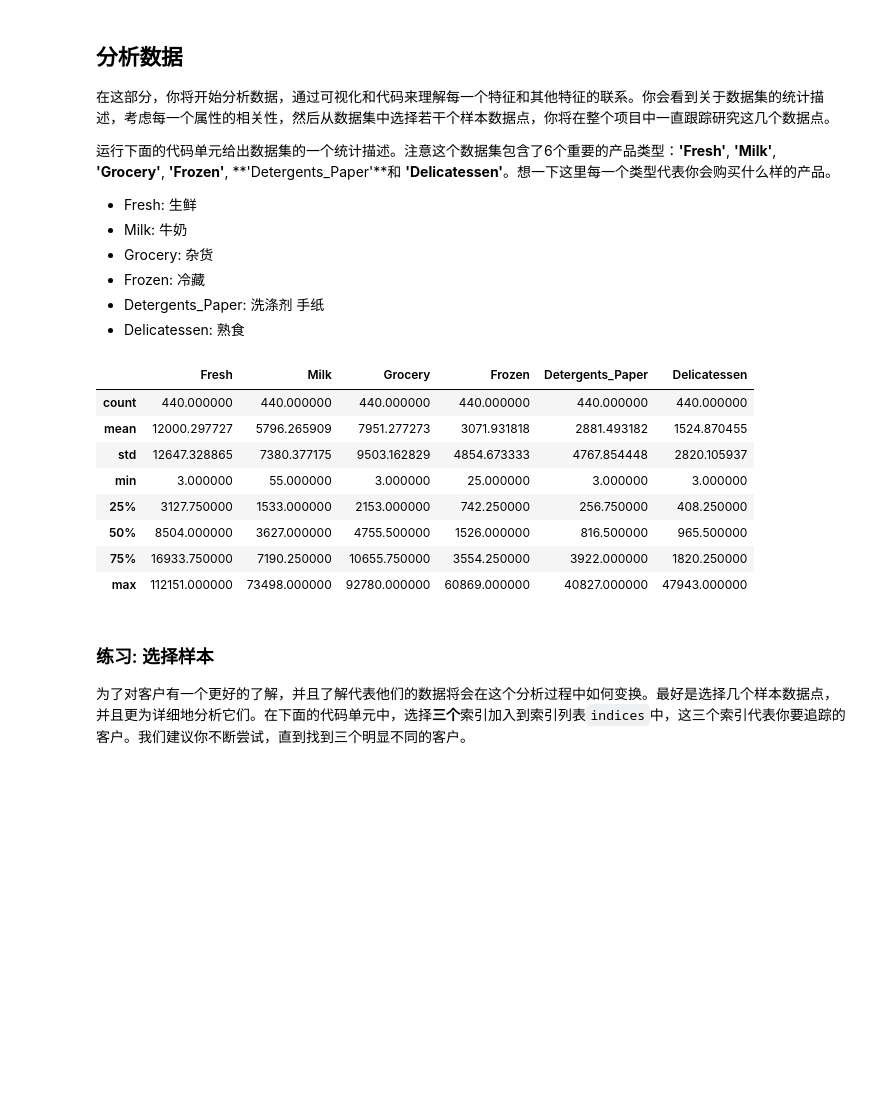
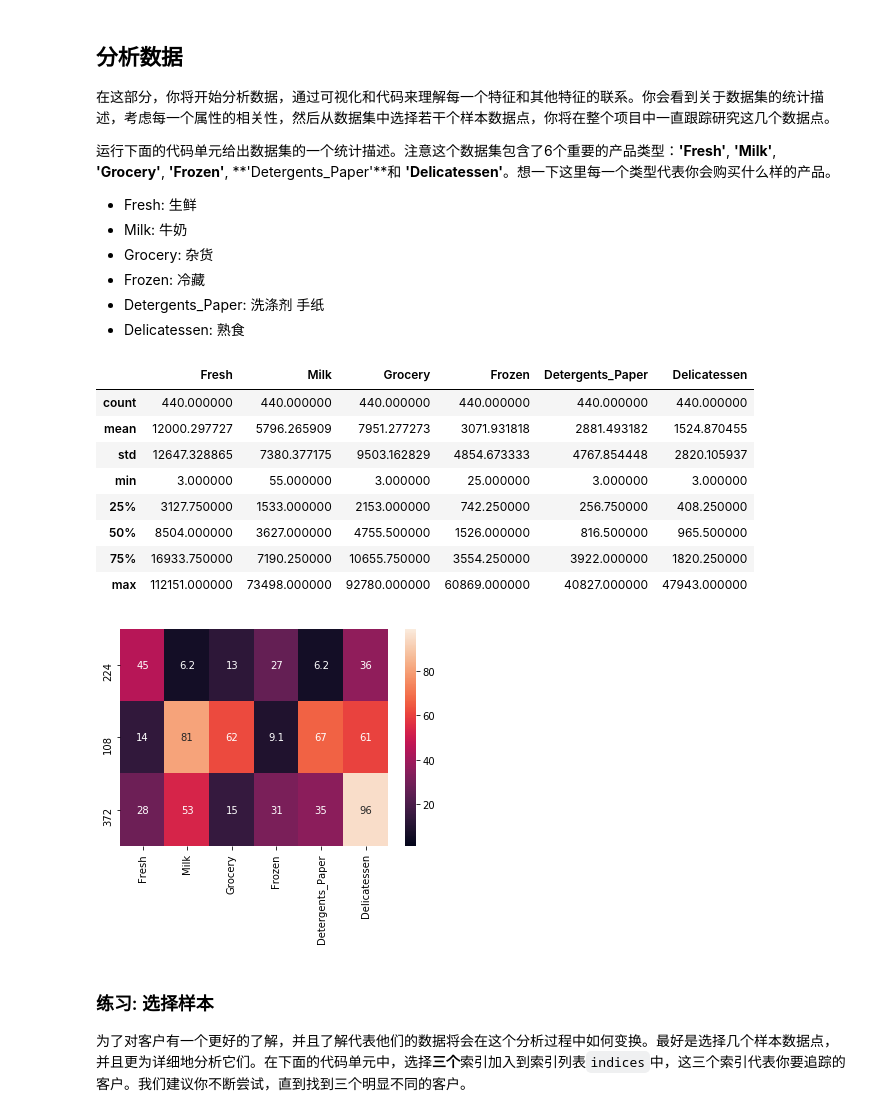
Before and after one commit to elevenching/ml, a Jupyter notebook: p3_creating_customer_segments/customer_segments.ipynb, the cells around one changed output. Cells and saved outputs as stored; diff of their text form; code cells hidden in the pictures; blank space fills up the shorter version.

```diff
--- a/p3_creating_customer_segments/customer_segments.ipynb
+++ b/p3_creating_customer_segments/customer_segments.ipynb
@@ -52,19 +52,30 @@ Wholesale customers dataset has 440 samples with 6 features each.
 * Frozen: 冷藏
 * Detergents_Paper: 洗涤剂 手纸
 * Delicatessen: 熟食
-# %%
-# 显示数据集的一个描述
-display(data.describe())
-# %% [output]
-|  | Fresh | Milk | Grocery | Frozen | Detergents_Paper | Delicatessen |
-| count | 440.000000 | 440.000000 | 440.000000 | 440.000000 | 440.000000 | 440.000000 |
-| mean | 12000.297727 | 5796.265909 | 7951.277273 | 3071.931818 | 2881.493182 | 1524.870455 |
-| std | 12647.328865 | 7380.377175 | 9503.162829 | 4854.673333 | 4767.854448 | 2820.105937 |
-| min | 3.000000 | 55.000000 | 3.000000 | 25.000000 | 3.000000 | 3.000000 |
-| 25% | 3127.750000 | 1533.000000 | 2153.000000 | 742.250000 | 256.750000 | 408.250000 |
-| 50% | 8504.000000 | 3627.000000 | 4755.500000 | 1526.000000 | 816.500000 | 965.500000 |
-| 75% | 16933.750000 | 7190.250000 | 10655.750000 | 3554.250000 | 3922.000000 | 1820.250000 |
-| max | 112151.000000 | 73498.000000 | 92780.000000 | 60869.000000 | 40827.000000 | 47943.000000 |
+# %%
+# 显示数据集的一个描述
+display(data.describe())
+# Import Seaborn, a very powerful library for Data Visualisation
+import seaborn as sns
+# First, calculate the percentile ranks of the whole dataset.
+percentiles = data.rank(pct=True)
+# Then, round it up, and multiply by 100
+percentiles = 100*percentiles.round(decimals=3)
+# Select the indices you chose from the percentiles dataframe
+percentiles = percentiles.iloc[indices]
+# Now, create the heat map using the seaborn library
+_ = sns.heatmap(percentiles, vmin=1, vmax=99, annot=True)
+# %% [output]
+|  | Fresh | Milk | Grocery | Frozen | Detergents_Paper | Delicatessen |
+| count | 440.000000 | 440.000000 | 440.000000 | 440.000000 | 440.000000 | 440.000000 |
+| mean | 12000.297727 | 5796.265909 | 7951.277273 | 3071.931818 | 2881.493182 | 1524.870455 |
+| std | 12647.328865 | 7380.377175 | 9503.162829 | 4854.673333 | 4767.854448 | 2820.105937 |
+| min | 3.000000 | 55.000000 | 3.000000 | 25.000000 | 3.000000 | 3.000000 |
+| 25% | 3127.750000 | 1533.000000 | 2153.000000 | 742.250000 | 256.750000 | 408.250000 |
+| 50% | 8504.000000 | 3627.000000 | 4755.500000 | 1526.000000 | 816.500000 | 965.500000 |
+| 75% | 16933.750000 | 7190.250000 | 10655.750000 | 3554.250000 | 3922.000000 | 1820.250000 |
+| max | 112151.000000 | 73498.000000 | 92780.000000 | 60869.000000 | 40827.000000 | 47943.000000 |
+[figure, added]
 # %% [markdown]
 ### 练习: 选择样本
 为了对客户有一个更好的了解，并且了解代表他们的数据将会在这个分析过程中如何变换。最好是选择几个样本数据点，并且更为详细地分析它们。在下面的代码单元中，选择**三个**索引加入到索引列表`indices`中，这三个索引代表你要追踪的客户。我们建议你不断尝试，直到找到三个明显不同的客户。
```
Also changed, not shown: parts of 1 cell of this notebook, 1 other file.
